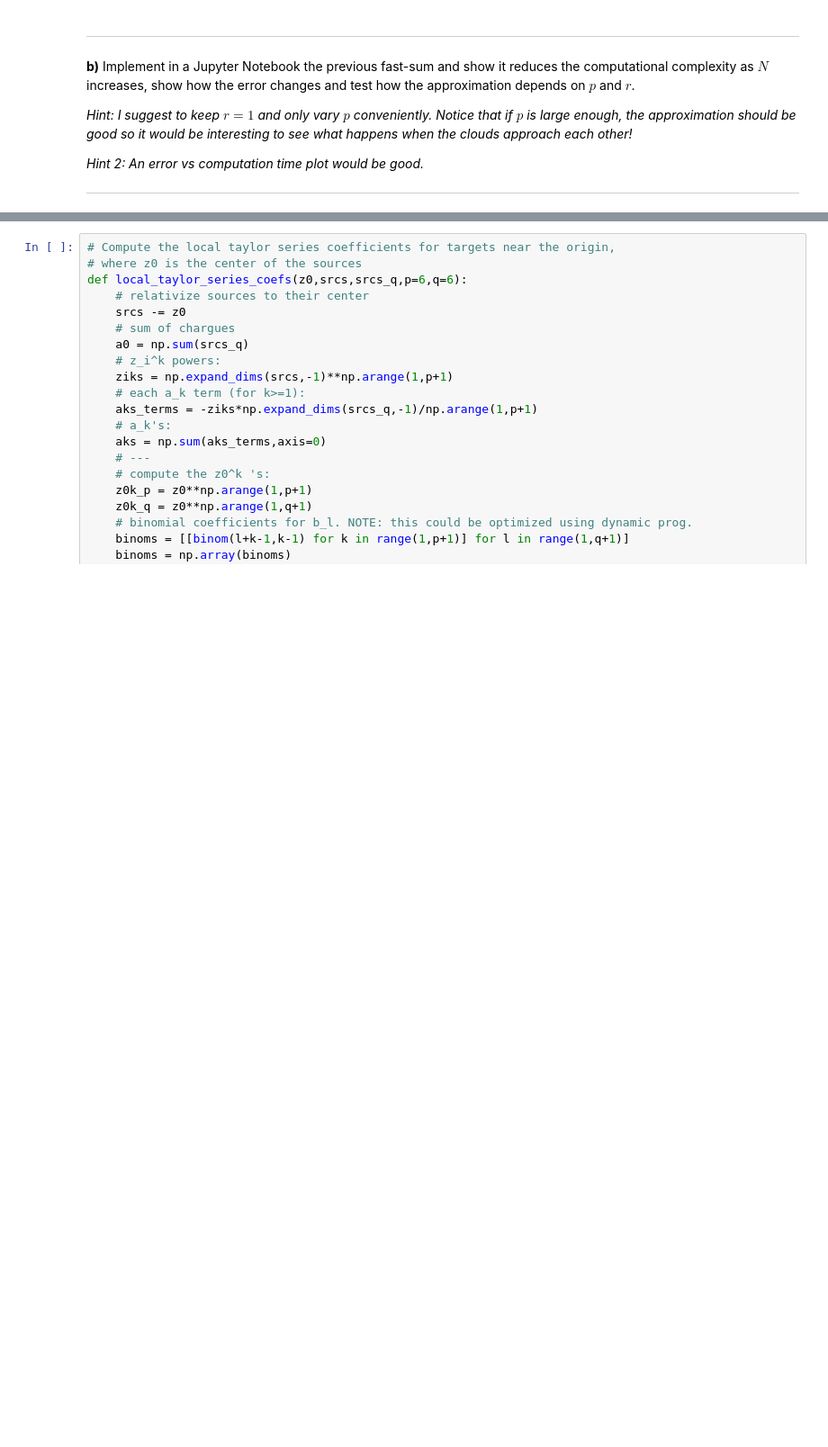
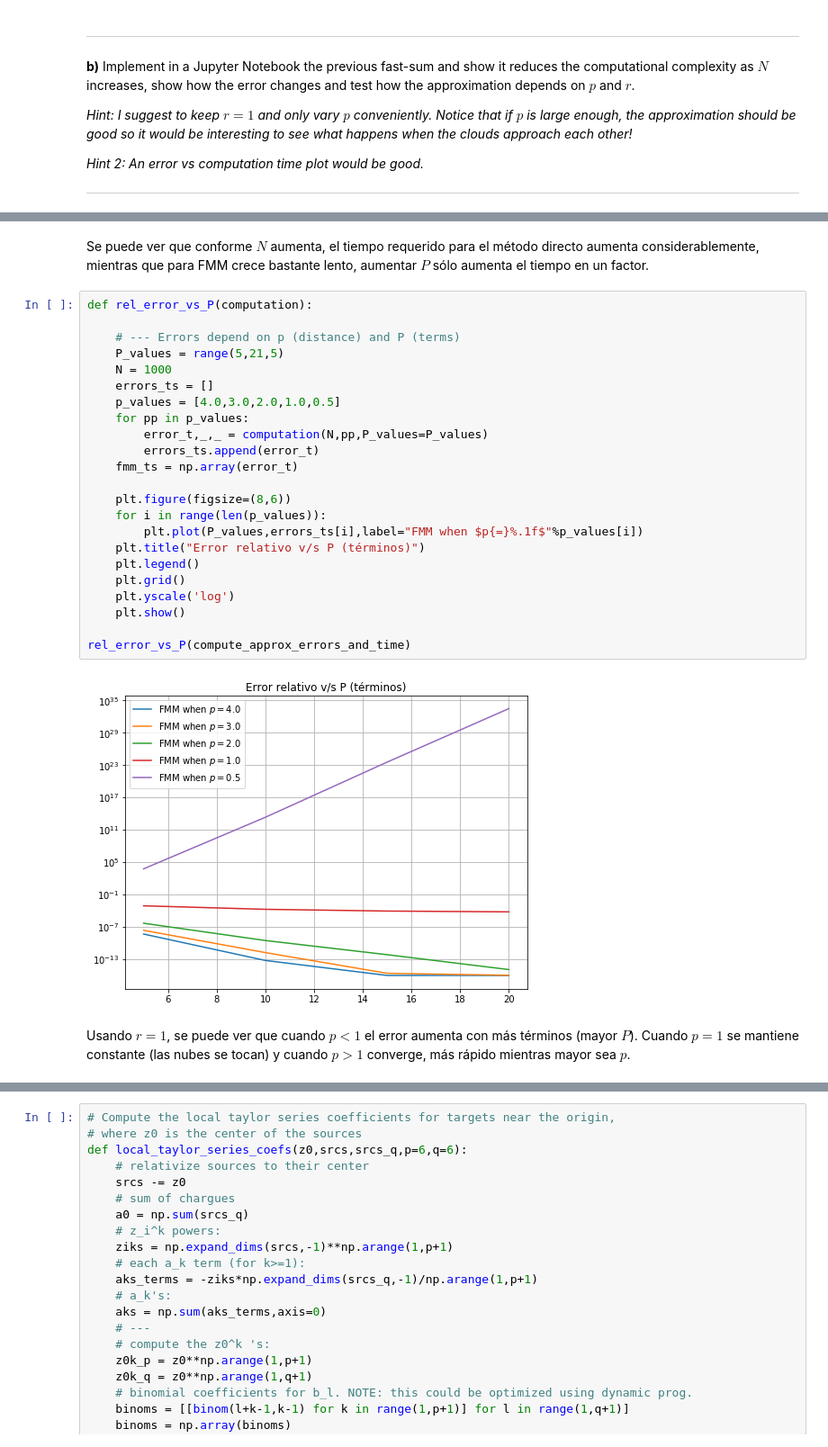
Before and after one commit to autopawn/cc5-works, a Jupyter notebook: c2.ipynb, the cells around one changed output, grey strips where cells are left out. Shown: that part at 90% size. Cells and saved outputs as stored; diff of their text form; blank space fills up the shorter version.

```diff
--- a/c2.ipynb
+++ b/c2.ipynb
@@ -99,0 +175,29 @@ def fmm_potential(srcs,srcs_q,trgts,p=6):
+# %% [markdown]
+Se puede ver que conforme $N$ aumenta, el tiempo requerido para el método directo aumenta considerablemente, mientras que para FMM crece bastante lento, aumentar $P$ sólo aumenta el tiempo en un factor.
+# %%
+def rel_error_vs_P(computation):
+
+    # --- Errors depend on p (distance) and P (terms)
+    P_values = range(5,21,5)
+    N = 1000
+    errors_ts = []
+    p_values = [4.0,3.0,2.0,1.0,0.5]
+    for pp in p_values:
+        error_t,_,_ = computation(N,pp,P_values=P_values)
+        errors_ts.append(error_t)
+    fmm_ts = np.array(error_t)
+
+    plt.figure(figsize=(8,6))
+    for i in range(len(p_values)):
+        plt.plot(P_values,errors_ts[i],label="FMM when $p{=}%.1f$"%p_values[i])
+    plt.title("Error relativo v/s P (términos)")
+    plt.legend()
+    plt.grid()
+    plt.yscale('log')
+    plt.show()
+
+rel_error_vs_P(compute_approx_errors_and_time)
+# %% [output]
+[figure, added]
+# %% [markdown]
+Usando $r=1$, se puede ver que cuando $p<1$ el error aumenta con más términos (mayor $P$). Cuando $p=1$ se mantiene constante (las nubes se tocan) y cuando $p>1$ converge, más rápido mientras mayor sea $p$.
```
Also changed, not shown: parts of 16 cells of this notebook.
